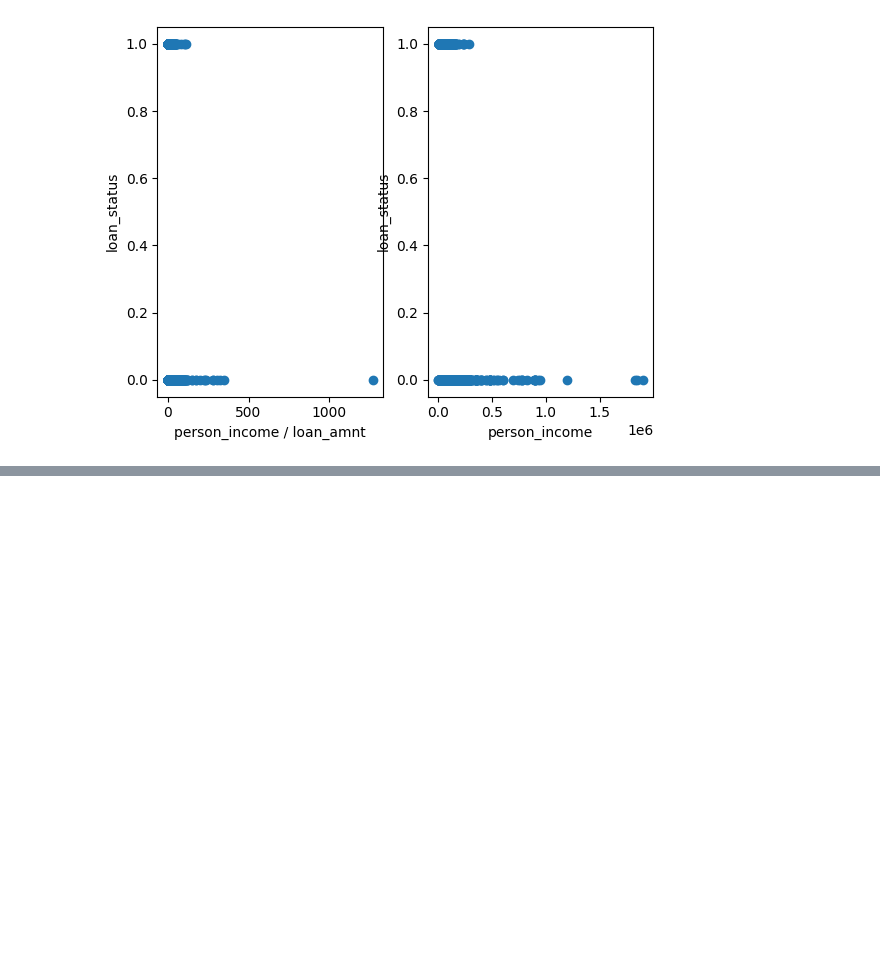
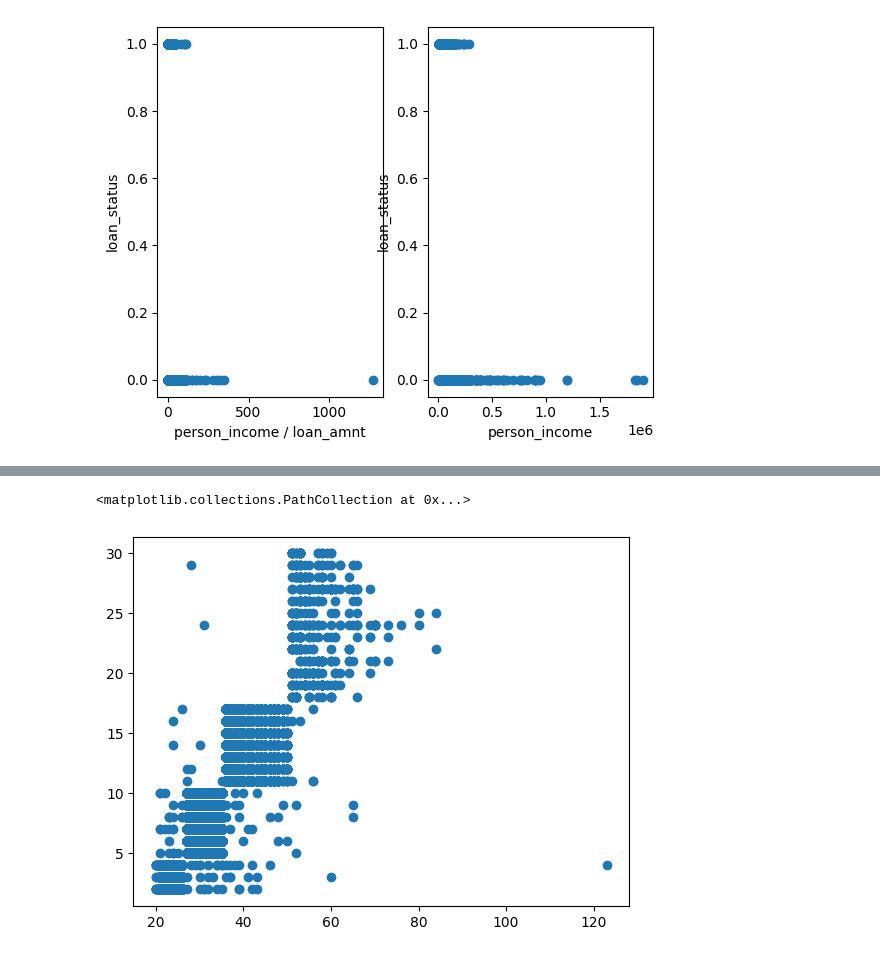
Before and after one commit to viniciuscantocosta/kaggle_loan_prediction, a Jupyter notebook: Loan Approval.ipynb, the cells around one changed output, grey strips where cells are left out. Drawn from its saved outputs; the diff is of its cells as text; code cells hidden in the pictures; blank space fills up the shorter version.

```diff
--- a/Loan Approval.ipynb
+++ b/Loan Approval.ipynb
@@ -91,0 +124,5 @@ plt.show()
+# %%
+plt.scatter(df['person_age'],df['cb_person_cred_hist_length'])
+# %% [output]
+<matplotlib.collections.PathCollection at 0x...>
+[figure, added]
```
Also changed, not shown: parts of 12 cells of this notebook.
